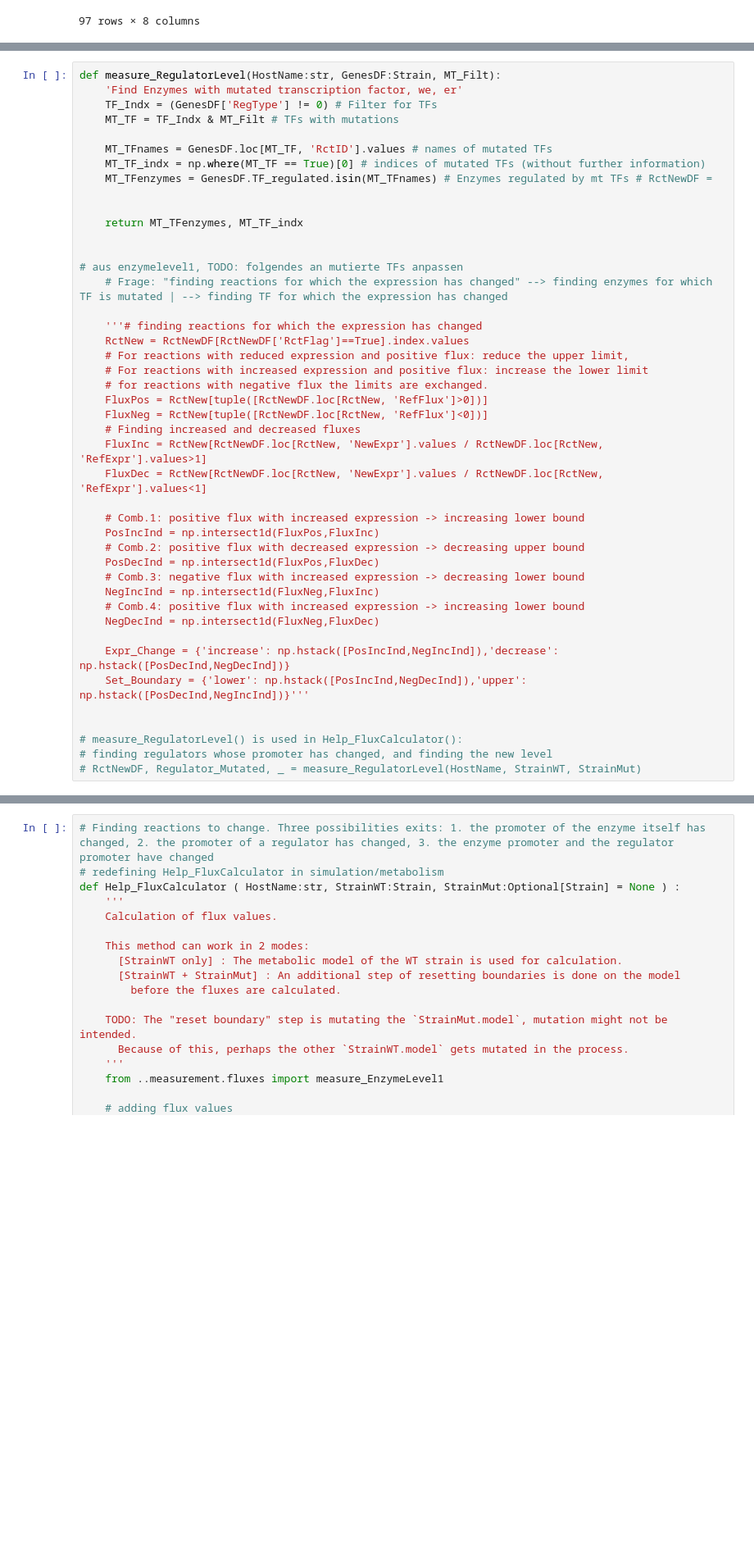
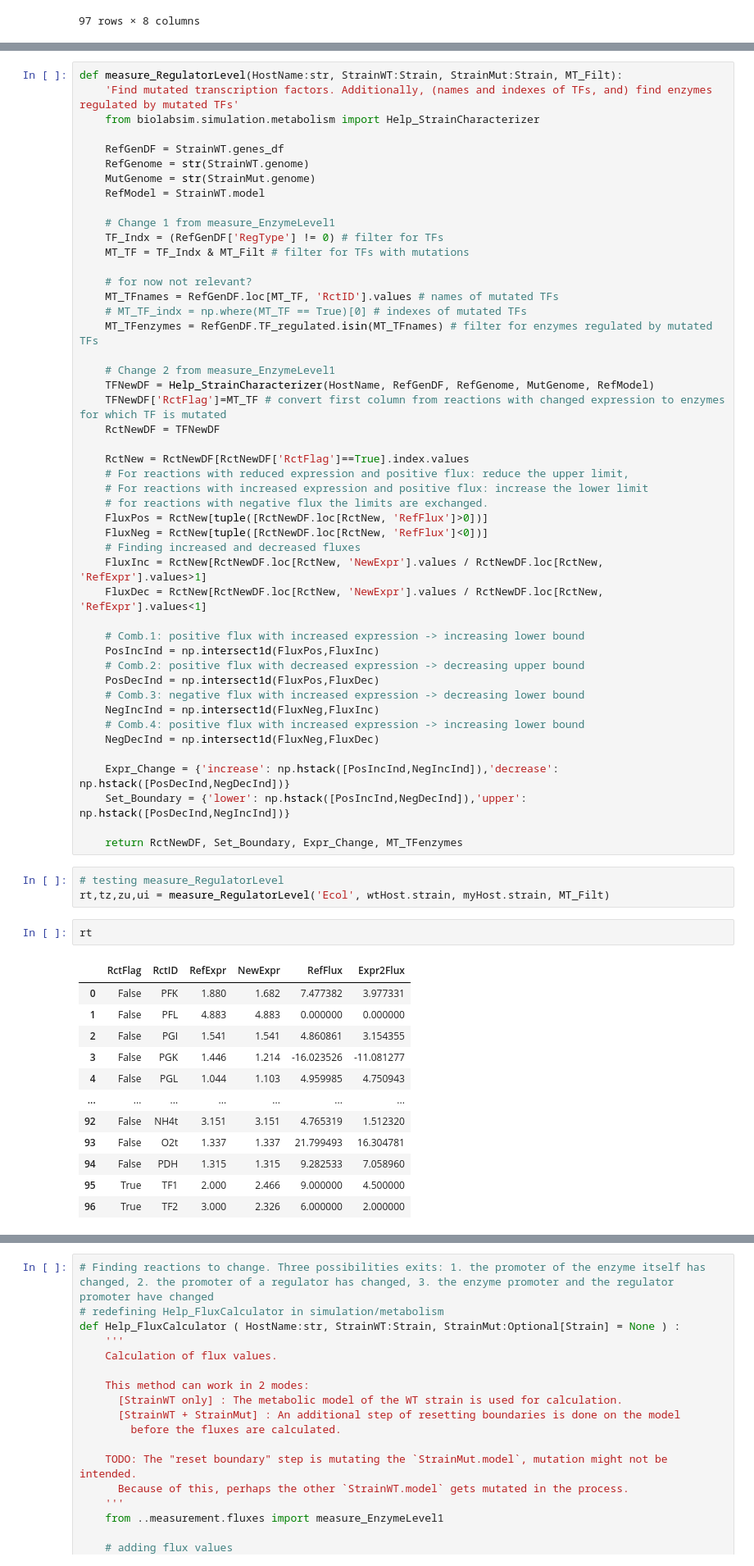
Before and after one commit to uliebal/RecExpSim, a Jupyter notebook: TranscriptionFactor-Copy1.ipynb, the cells around one changed output, grey strips where cells are left out. Shown: that part at 82% size. Saved outputs shown, nothing was run; the diff lists cells and outputs as text; blank space fills up the shorter version.

Commit message:
measure_RegulatorLevel shows lower etc. of mt TFs

```diff
--- a/TranscriptionFactor-Copy1.ipynb
+++ b/TranscriptionFactor-Copy1.ipynb
@@ -194,21 +196,27 @@ MTdf
 # %%
-def measure_RegulatorLevel(HostName:str, GenesDF:Strain, MT_Filt):
-    'Find Enzymes with mutated transcription factor, we, er'
-    TF_Indx = (GenesDF['RegType'] != 0) # Filter for TFs
-    MT_TF = TF_Indx & MT_Filt # TFs with mutations
+def measure_RegulatorLevel(HostName:str, StrainWT:Strain, StrainMut:Strain, MT_Filt):
+    'Find mutated transcription factors. Additionally, (names and indexes of TFs, and) find enzymes regulated by mutated TFs'
+    from biolabsim.simulation.metabolism import Help_StrainCharacterizer
 
-    MT_TFnames = GenesDF.loc[MT_TF, 'RctID'].values # names of mutated TFs
-    MT_TF_indx = np.where(MT_TF == True)[0] # indices of mutated TFs (without further information)
-    MT_TFenzymes = GenesDF.TF_regulated.isin(MT_TFnames) # Enzymes regulated by mt TFs # RctNewDF =
+    RefGenDF = StrainWT.genes_df
+    RefGenome = str(StrainWT.genome)
+    MutGenome = str(StrainMut.genome)
+    RefModel = StrainWT.model
 
+    # Change 1 from measure_EnzymeLevel1
+    TF_Indx = (RefGenDF['RegType'] != 0) # filter for TFs
+    MT_TF = TF_Indx & MT_Filt # filter for TFs with mutations
 
-    return MT_TFenzymes, MT_TF_indx
+    # for now not relevant?
+    MT_TFnames = RefGenDF.loc[MT_TF, 'RctID'].values # names of mutated TFs
+    # MT_TF_indx = np.where(MT_TF == True)[0] # indexes of mutated TFs
+    MT_TFenzymes = RefGenDF.TF_regulated.isin(MT_TFnames) # filter for enzymes regulated by mutated TFs
 
+    # Change 2 from measure_EnzymeLevel1
+    TFNewDF = Help_StrainCharacterizer(HostName, RefGenDF, RefGenome, MutGenome, RefModel)
+    TFNewDF['RctFlag']=MT_TF # convert first column from reactions with changed expression to enzymes for which TF is mutated
+    RctNewDF = TFNewDF
 
-# aus enzymelevel1, TODO: folgendes an mutierte TFs anpassen
-    # Frage: "finding reactions for which the expression has changed" --> finding enzymes for which TF is mutated | --> finding TF for which the expression has changed
-
-    '''# finding reactions for which the expression has changed
     RctNew = RctNewDF[RctNewDF['RctFlag']==True].index.values
     # For reactions with reduced expression and positive flux: reduce the upper limit,
     # For reactions with increased expression and positive flux: increase the lower limit
@@ -229,9 +237,24 @@ def measure_RegulatorLevel(HostName:str, GenesDF:Strain, MT_Filt):
     NegDecInd = np.intersect1d(FluxNeg,FluxDec)
 
     Expr_Change = {'increase': np.hstack([PosIncInd,NegIncInd]),'decrease': np.hstack([PosDecInd,NegDecInd])}
-    Set_Boundary = {'lower': np.hstack([PosIncInd,NegDecInd]),'upper': np.hstack([PosDecInd,NegIncInd])}'''
+    Set_Boundary = {'lower': np.hstack([PosIncInd,NegDecInd]),'upper': np.hstack([PosDecInd,NegIncInd])}
 
-
-# measure_RegulatorLevel() is used in Help_FluxCalculator():
-# finding regulators whose promoter has changed, and finding the new level
-# RctNewDF, Regulator_Mutated, _ = measure_RegulatorLevel(HostName, StrainWT, StrainMut)
+    return RctNewDF, Set_Boundary, Expr_Change, MT_TFenzymes
+# %%
+# testing measure_RegulatorLevel
+rt,tz,zu,ui = measure_RegulatorLevel('Ecol', wtHost.strain, myHost.strain, MT_Filt)
+# %%
+rt
+# %% [output]
+|  | RctFlag | RctID | RefExpr | NewExpr | RefFlux | Expr2Flux |
+| 0 | False | PFK | 1.880 | 1.682 | 7.477382 | 3.977331 |
+| 1 | False | PFL | 4.883 | 4.883 | 0.000000 | 0.000000 |
+| 2 | False | PGI | 1.541 | 1.541 | 4.860861 | 3.154355 |
+| 3 | False | PGK | 1.446 | 1.214 | -16.023526 | -11.081277 |
+| 4 | False | PGL | 1.044 | 1.103 | 4.959985 | 4.750943 |
+| ... | ... | ... | ... | ... | ... | ... |
+| 92 | False | NH4t | 3.151 | 3.151 | 4.765319 | 1.512320 |
+| 93 | False | O2t | 1.337 | 1.337 | 21.799493 | 16.304781 |
+| 94 | False | PDH | 1.315 | 1.315 | 9.282533 | 7.058960 |
+| 95 | True | TF1 | 2.000 | 2.466 | 9.000000 | 4.500000 |
+| 96 | True | TF2 | 3.000 | 2.326 | 6.000000 | 2.000000 |
```
Also changed, not shown: parts of 7 cells of this notebook, 1 other file.
